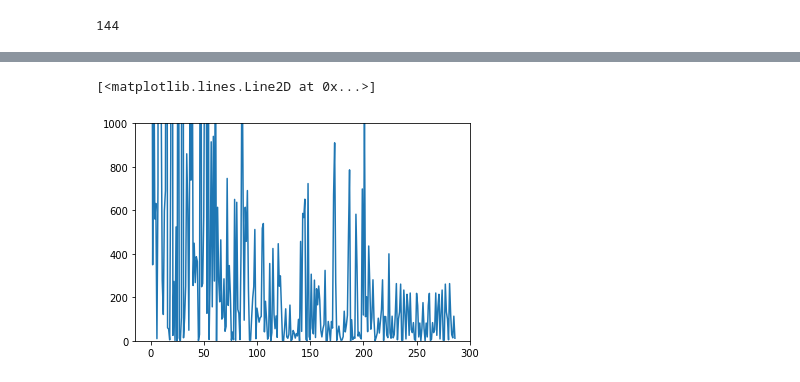
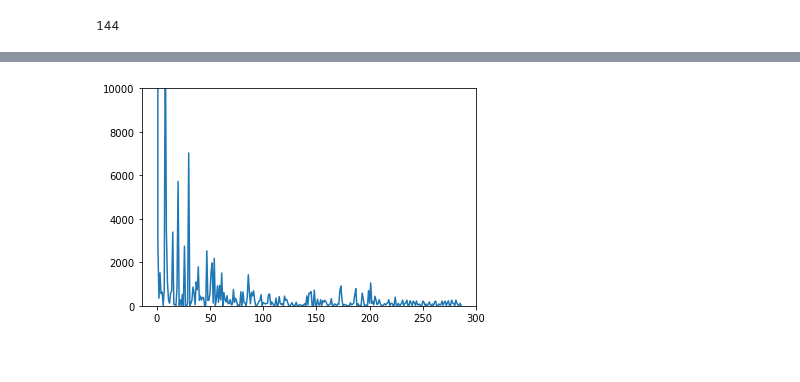
Before and after one commit to SreehariRamMohan/Sit-to-stand-Test, a Jupyter notebook: iOS Custom Peak Detection.ipynb, the cells around one changed output, grey strips where cells are left out. Saved outputs shown, nothing was run; the diff lists cells and outputs as text; code cells hidden in the pictures.

Commit message:
Updating plots

```diff
--- a/iOS Custom Peak Detection.ipynb
+++ b/iOS Custom Peak Detection.ipynb
@@ -211,8 +206,8 @@ playground_df.head()
 # %%
 pgram_playground = playground_df["pgram"]
 # %%
-plt.ylim(0, 1000)
+plt.ylim(0,10000)
 plt.plot(pgram_playground[:int(len(pgram_playground)/2)])
+plt.savefig("pgram_swift_accelerate")
 # %% [output]
-[<matplotlib.lines.Line2D at 0x...>]
-[figure, old version]
+[figure, new version]
```
Also changed, not shown: parts of 7 cells of this notebook, 6 other files.
